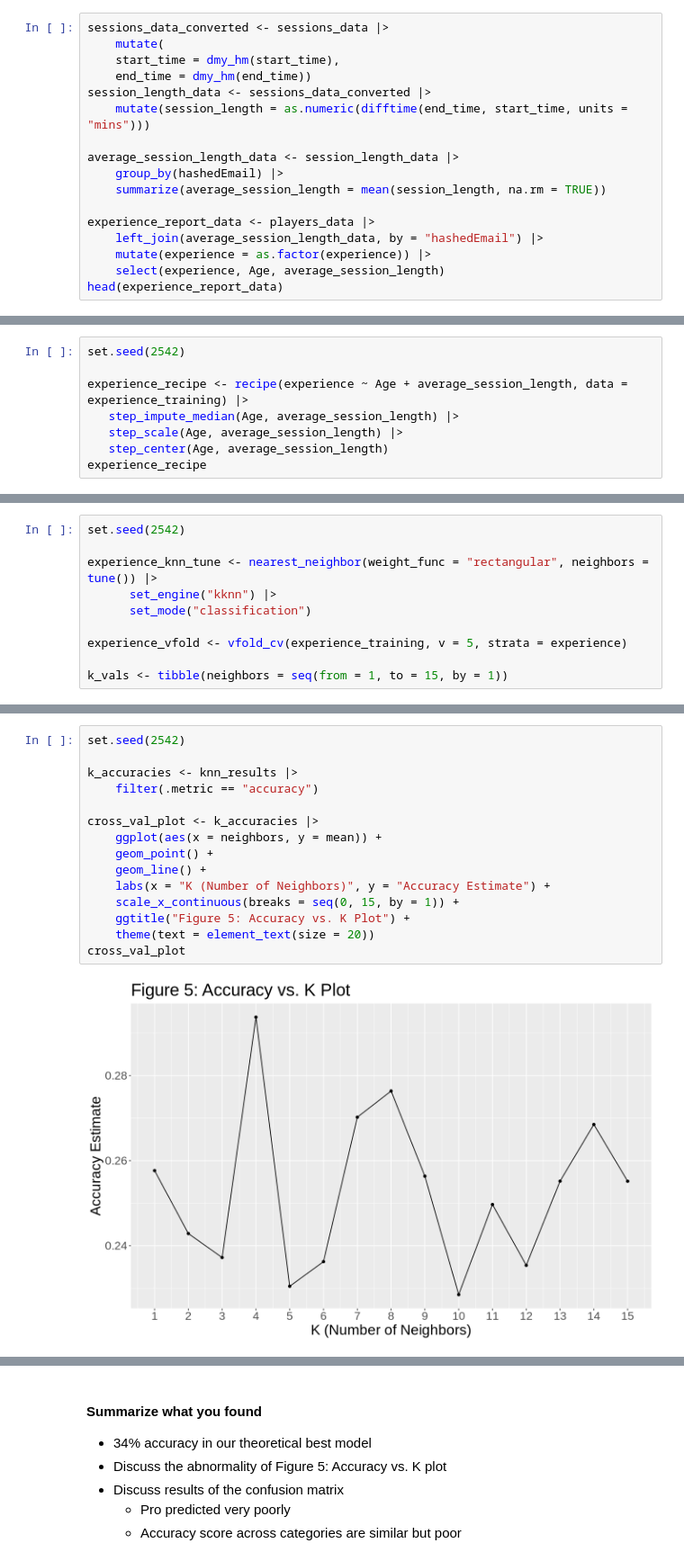
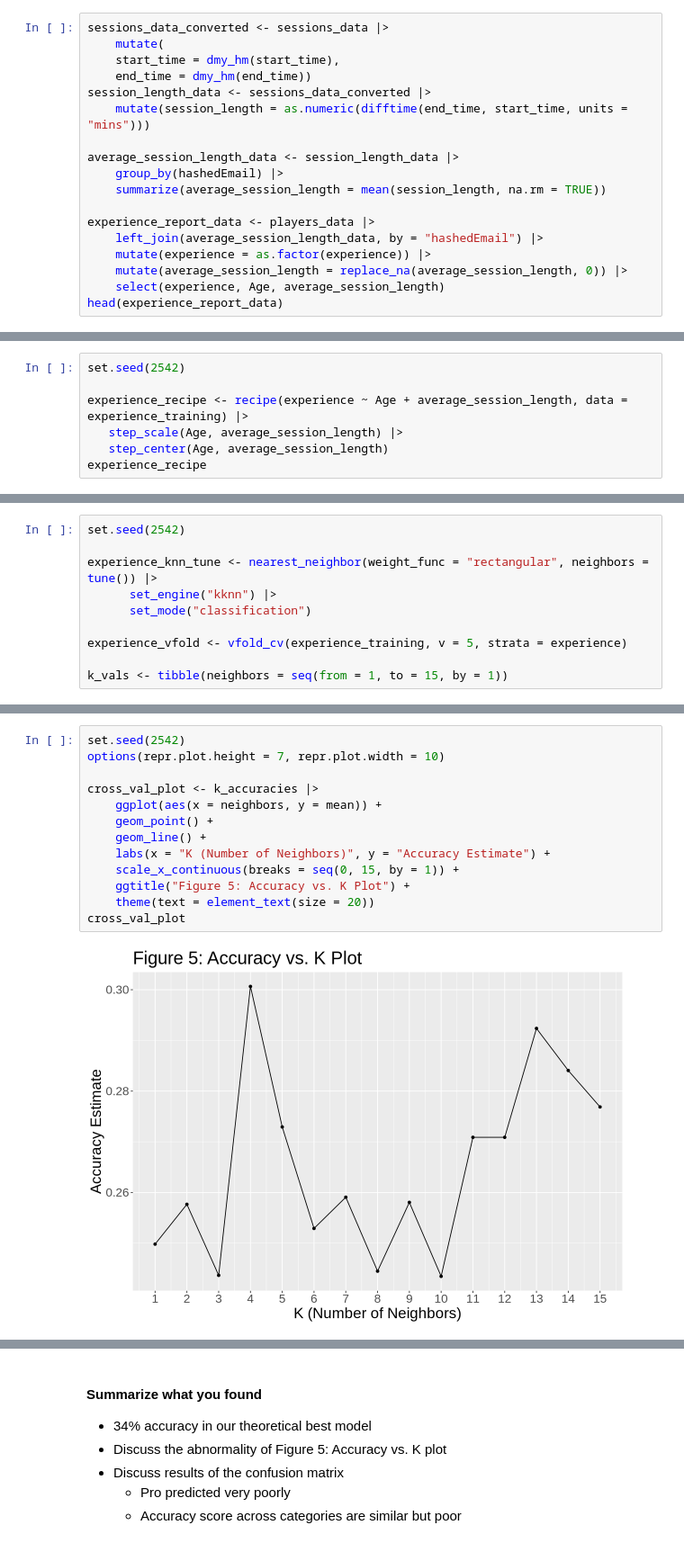
Before and after one commit to vckytn22/DSCI-100-Final-Report-Group-Project-004-27-, a Jupyter notebook: final_report_004_27.ipynb, the cells around one changed output, grey strips where cells are left out. Shown at 90% size. Cells and saved outputs as stored; diff of their text form.

```diff
--- a/final_report_004_27.ipynb
+++ b/final_report_004_27.ipynb
@@ -131,6 +135,7 @@ average_session_length_data <- session_length_data |>
 experience_report_data <- players_data |>
     left_join(average_session_length_data, by = "hashedEmail") |>
     mutate(experience = as.factor(experience)) |>
+    mutate(average_session_length = replace_na(average_session_length, 0)) |>
     select(experience, Age, average_session_length)
 head(experience_report_data)
 # %% [output]
@@ -259,7 +260,6 @@ experience_testing <- testing(experience_split)
 set.seed(2542)
 
 experience_recipe <- recipe(experience ~ Age + average_session_length, data = experience_training) |>
-   step_impute_median(Age, average_session_length) |>
    step_scale(Age, average_session_length) |>
    step_center(Age, average_session_length)
 experience_recipe
@@ -305,20 +312,18 @@ knn_results <- workflow() |>
 # %%
 set.seed(2542)
-
-k_accuracies <- knn_results |>
-    filter(.metric == "accuracy")
+options(repr.plot.height = 7, repr.plot.width = 10)
 
 cross_val_plot <- k_accuracies |>
     ggplot(aes(x = neighbors, y = mean)) +
     geom_point() +
     geom_line() +
     labs(x = "K (Number of Neighbors)", y = "Accuracy Estimate") +
     scale_x_continuous(breaks = seq(0, 15, by = 1)) +
     ggtitle("Figure 5: Accuracy vs. K Plot") +
     theme(text = element_text(size = 20))
 cross_val_plot
 # %% [output]
-[figure, old version]
+[figure, new version]
 # %%
 set.seed(2542)
 
```
Also changed, not shown: parts of 23 cells of this notebook.
